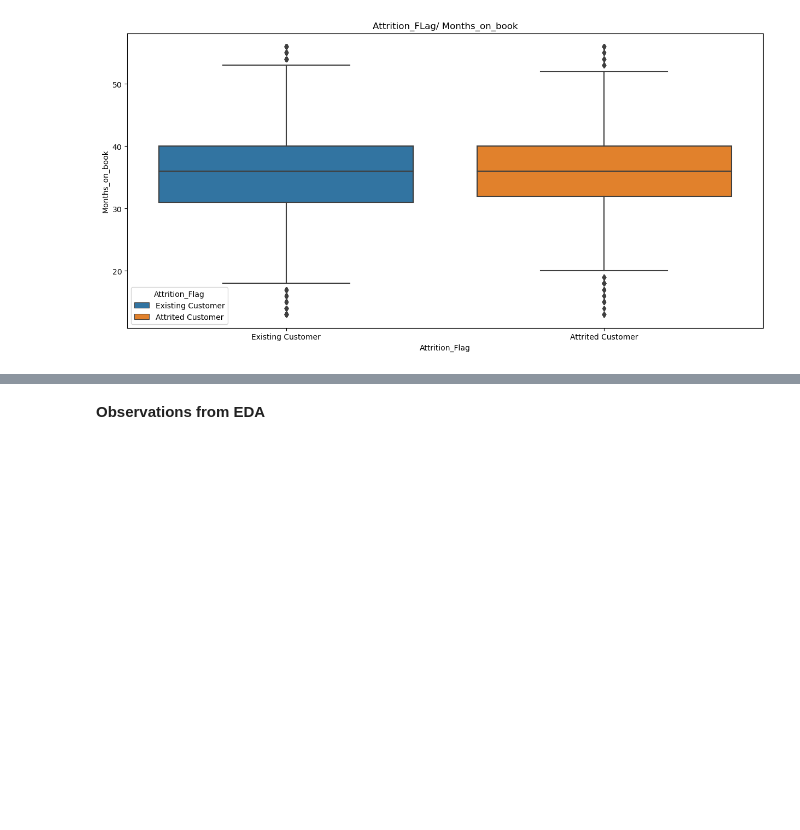
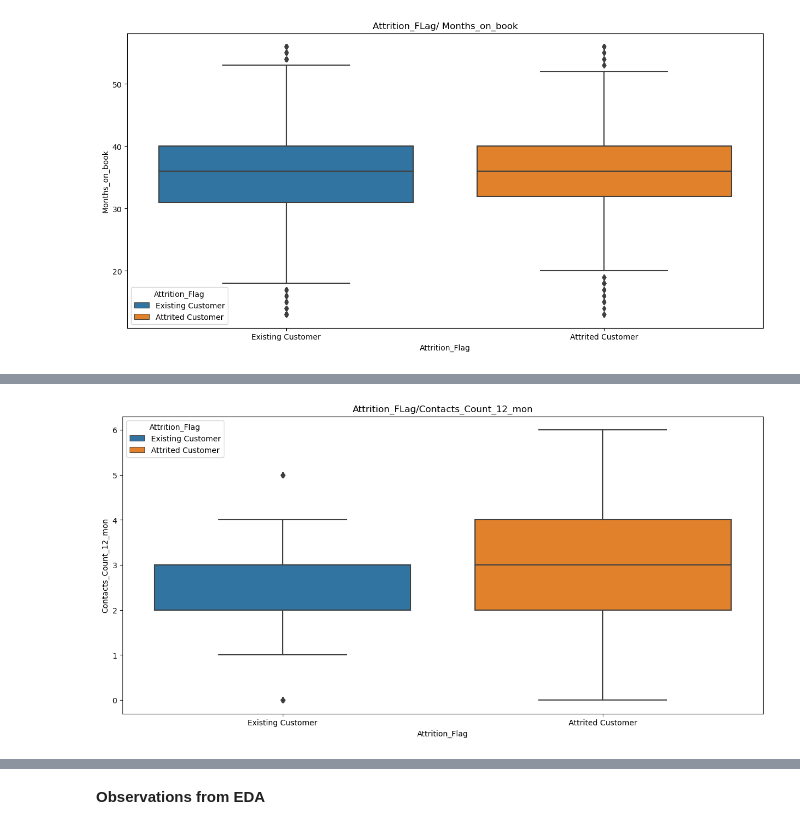
Before and after one commit to Drew75austin/Churn_Project, a Jupyter notebook: ETMT_Project_LearnerNotebook_FullCode (1).ipynb, the cells around one changed output, grey strips where cells are left out. Saved outputs shown, nothing was run; the diff lists cells and outputs as text; code cells hidden in the pictures; blank space fills up the shorter version.

```diff
--- a/ETMT_Project_LearnerNotebook_FullCode (1).ipynb
+++ b/ETMT_Project_LearnerNotebook_FullCode (1).ipynb
@@ -677,0 +721,5 @@ box_plot("Attrition_Flag","Months_on_book","Months_on_book","Attrition_Flag","At
+# %%
+# Plot Contacts count by Attrition FLag
+box_plot("Attrition_Flag","Contacts_Count_12_mon","Contacts_Count_12_mon","Attrition_Flag","Attrition_FLag/Contacts_Count_12_mon","Attrition_Flag")
+# %% [output]
+[figure, added]
```
Also changed, not shown: parts of 25 cells of this notebook.
